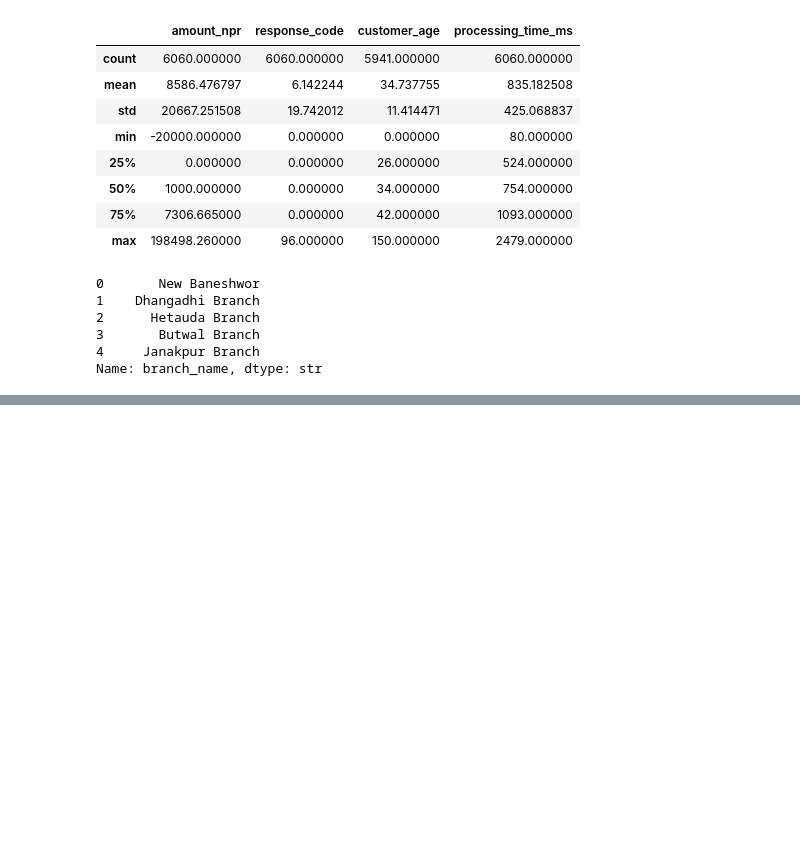
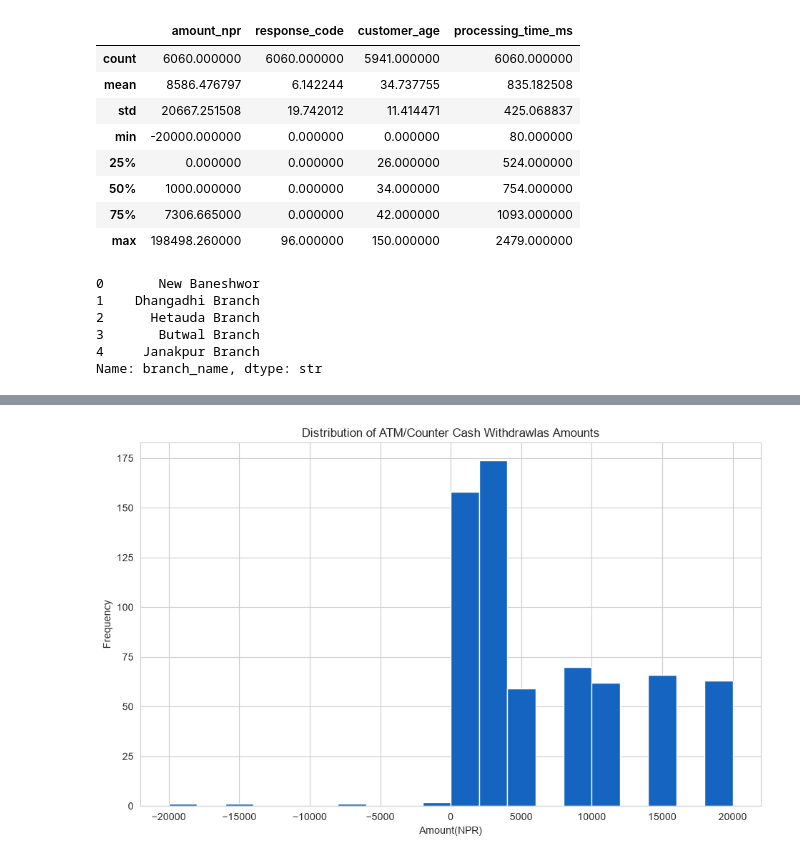
Before and after one commit to udita04/PRG200, a Jupyter notebook: wk5 vcs/wk5.ipynb, the cells around one changed output, grey strips where cells are left out. Cells and saved outputs as stored; diff of their text form; code cells hidden in the pictures; blank space fills up the shorter version.

```diff
--- a/wk5 vcs/wk5.ipynb
+++ b/wk5 vcs/wk5.ipynb
@@ -117,0 +246,12 @@ Name: branch_name, dtype: str
+# %%
+#amounts vary hugely by type, os let's look at cash withdrawls specifically
+withdrawals=df[df["transaction_type"]=="Cash Withdrawal"]
+plt.figure()
+plt.hist(withdrawals["amount_npr"],bins=20,color="#1565C0",edgecolor="white")
+plt.title("Distribution of ATM/Counter Cash Withdrawlas Amounts")
+plt.xlabel("Amount(NPR)")
+plt.ylabel("Frequency")
+plt.tight_layout()
+plt.show()
+# %% [output]
+[figure, added]
```
Also changed, not shown: parts of 15 cells of this notebook, 2 other files.
